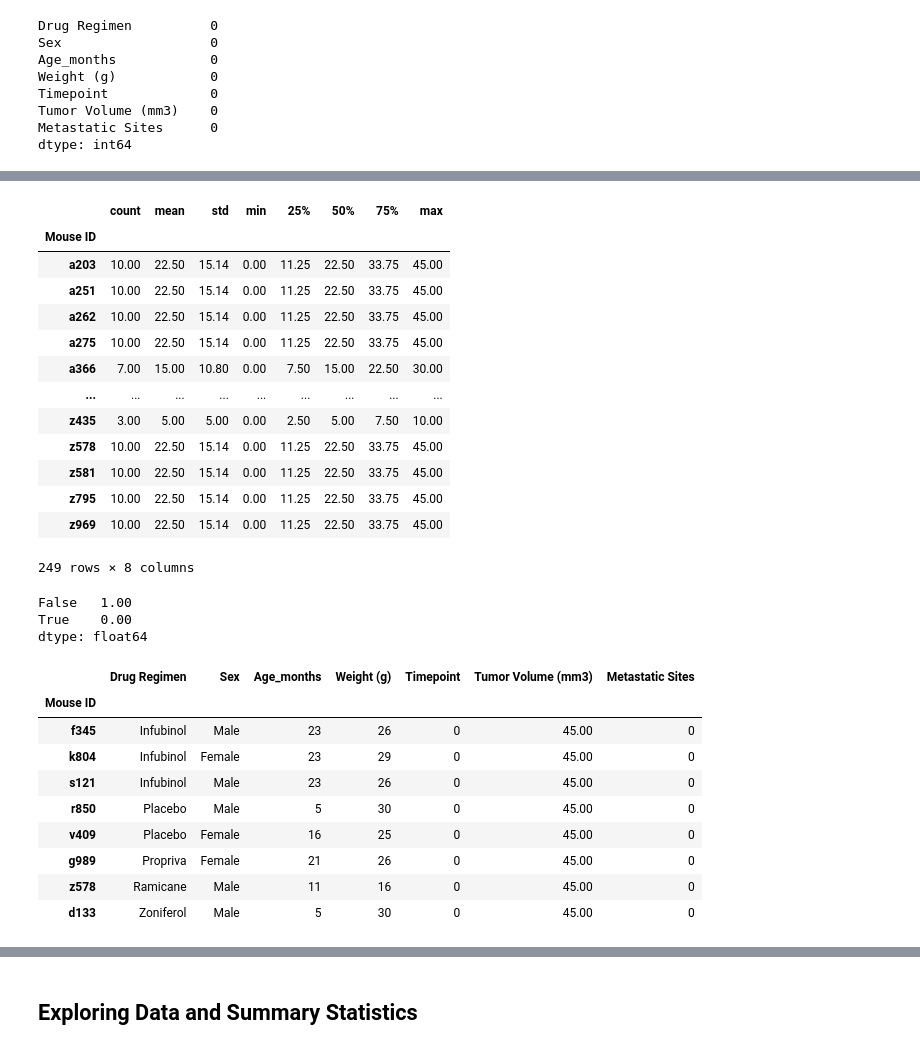
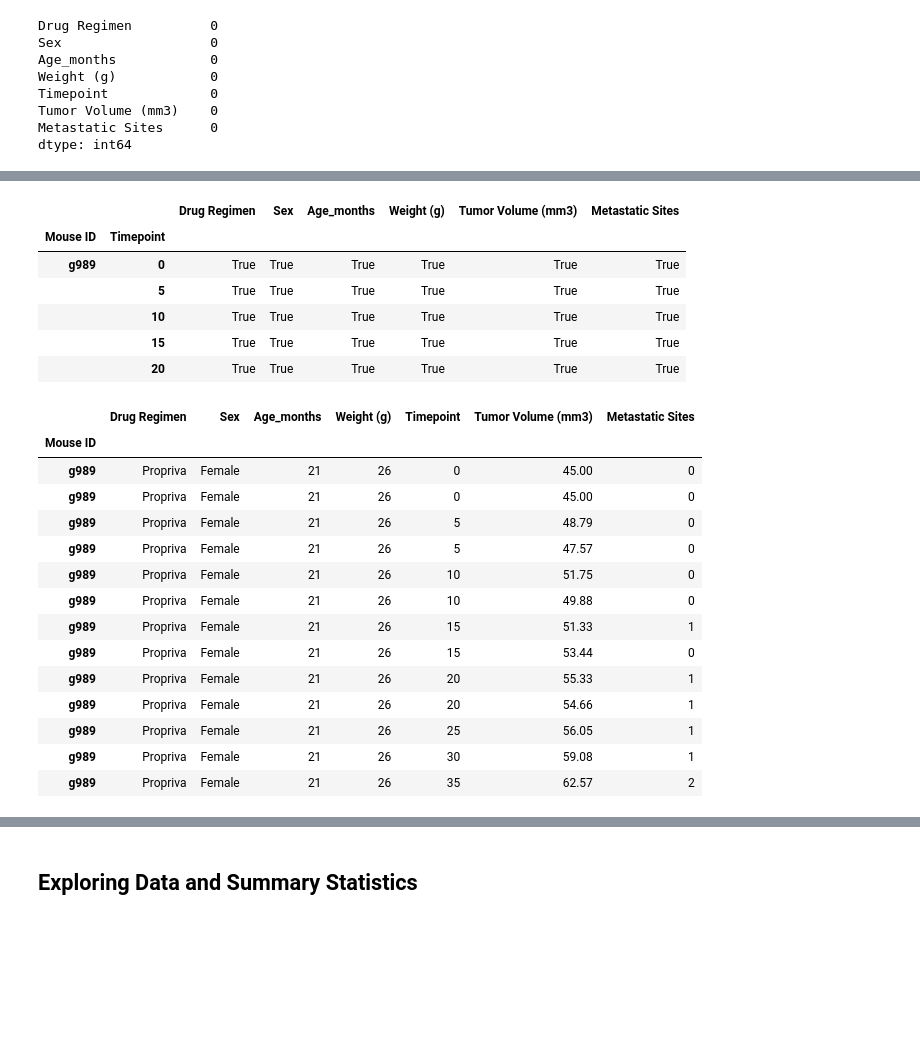
Before and after one commit to OlegRyzhkov2020/matplotlib-challenge, a Jupyter notebook: pymaceuticals_starter.ipynb, the cells around one changed output, grey strips where cells are left out. Saved outputs shown, nothing was run; the diff lists cells and outputs as text; code cells hidden in the pictures; blank space fills up the shorter version.

```diff
--- a/pymaceuticals_starter.ipynb
+++ b/pymaceuticals_starter.ipynb
@@ -89,42 +89,34 @@ o848   0.00
 Name: Mouse ID, Length: 249, dtype: float64
 # %%
 # Getting the duplicate mice by ID number that shows up for Mouse ID and Timepoint.
-mice_data.groupby(mice_data.index)['Timepoint'].describe()
+duplicate_mice = [mice_data.groupby([mice_data.index, 'Timepoint']).count()>1][0]
+duplicate_mice[duplicate_mice['Drug Regimen']==True]
 # %% [output]
-|  | count | mean | std | min | 25% | 50% | 75% | max |
-| Mouse ID |  |  |  |  |  |  |  |  |
-| a203 | 10.00 | 22.50 | 15.14 | 0.00 | 11.25 | 22.50 | 33.75 | 45.00 |
-| a251 | 10.00 | 22.50 | 15.14 | 0.00 | 11.25 | 22.50 | 33.75 | 45.00 |
-| a262 | 10.00 | 22.50 | 15.14 | 0.00 | 11.25 | 22.50 | 33.75 | 45.00 |
-| a275 | 10.00 | 22.50 | 15.14 | 0.00 | 11.25 | 22.50 | 33.75 | 45.00 |
-| a366 | 7.00 | 15.00 | 10.80 | 0.00 | 7.50 | 15.00 | 22.50 | 30.00 |
-| ... | ... | ... | ... | ... | ... | ... | ... | ... |
-| z435 | 3.00 | 5.00 | 5.00 | 0.00 | 2.50 | 5.00 | 7.50 | 10.00 |
-| z578 | 10.00 | 22.50 | 15.14 | 0.00 | 11.25 | 22.50 | 33.75 | 45.00 |
-| z581 | 10.00 | 22.50 | 15.14 | 0.00 | 11.25 | 22.50 | 33.75 | 45.00 |
-| z795 | 10.00 | 22.50 | 15.14 | 0.00 | 11.25 | 22.50 | 33.75 | 45.00 |
-| z969 | 10.00 | 22.50 | 15.14 | 0.00 | 11.25 | 22.50 | 33.75 | 45.00 |
+|  |  | Drug Regimen | Sex | Age_months | Weight (g) | Tumor Volume (mm3) | Metastatic Sites |
+| Mouse ID | Timepoint |  |  |  |  |  |  |
+| g989 | 0 | True | True | True | True | True | True |
+|  | 5 | True | True | True | True | True | True |
+|  | 10 | True | True | True | True | True | True |
+|  | 15 | True | True | True | True | True | True |
+|  | 20 | True | True | True | True | True | True |
-249 rows × 8 columns
 # %%
 # Optional: Get all the data for the duplicate mouse ID.
-duplicates = mice_data.duplicated()
-duplicates.value_counts(normalize=True)
+mice_data[mice_data.index == 'g989']
 # %% [output]
-False   1.00
-True    0.00
-dtype: float64
+|  | Drug Regimen | Sex | Age_months | Weight (g) | Timepoint | Tumor Volume (mm3) | Metastatic Sites |
+| Mouse ID |  |  |  |  |  |  |  |
+| g989 | Propriva | Female | 21 | 26 | 0 | 45.00 | 0 |
+| g989 | Propriva | Female | 21 | 26 | 0 | 45.00 | 0 |
+| g989 | Propriva | Female | 21 | 26 | 5 | 48.79 | 0 |
+| g989 | Propriva | Female | 21 | 26 | 5 | 47.57 | 0 |
+| g989 | Propriva | Female | 21 | 26 | 10 | 51.75 | 0 |
+| g989 | Propriva | Female | 21 | 26 | 10 | 49.88 | 0 |
+| g989 | Propriva | Female | 21 | 26 | 15 | 51.33 | 1 |
+| g989 | Propriva | Female | 21 | 26 | 15 | 53.44 | 0 |
+| g989 | Propriva | Female | 21 | 26 | 20 | 55.33 | 1 |
+| g989 | Propriva | Female | 21 | 26 | 20 | 54.66 | 1 |
+| g989 | Propriva | Female | 21 | 26 | 25 | 56.05 | 1 |
+| g989 | Propriva | Female | 21 | 26 | 30 | 59.08 | 1 |
+| g989 | Propriva | Female | 21 | 26 | 35 | 62.57 | 2 |
-# %%
-mice_data[duplicates].sort_values('Drug Regimen')
-# %% [output]
-|  | Drug Regimen | Sex | Age_months | Weight (g) | Timepoint | Tumor Volume (mm3) | Metastatic Sites |
-| Mouse ID |  |  |  |  |  |  |  |
-| f345 | Infubinol | Male | 23 | 26 | 0 | 45.00 | 0 |
-| k804 | Infubinol | Female | 23 | 29 | 0 | 45.00 | 0 |
-| s121 | Infubinol | Male | 23 | 26 | 0 | 45.00 | 0 |
-| r850 | Placebo | Male | 5 | 30 | 0 | 45.00 | 0 |
-| v409 | Placebo | Female | 16 | 25 | 0 | 45.00 | 0 |
-| g989 | Propriva | Female | 21 | 26 | 0 | 45.00 | 0 |
-| z578 | Ramicane | Male | 11 | 16 | 0 | 45.00 | 0 |
-| d133 | Zoniferol | Male | 5 | 30 | 0 | 45.00 | 0 |
 # %%
 # Create a clean DataFrame by dropping the duplicate mouse by its ID.
```
Also changed, not shown: parts of 11 cells of this notebook.
